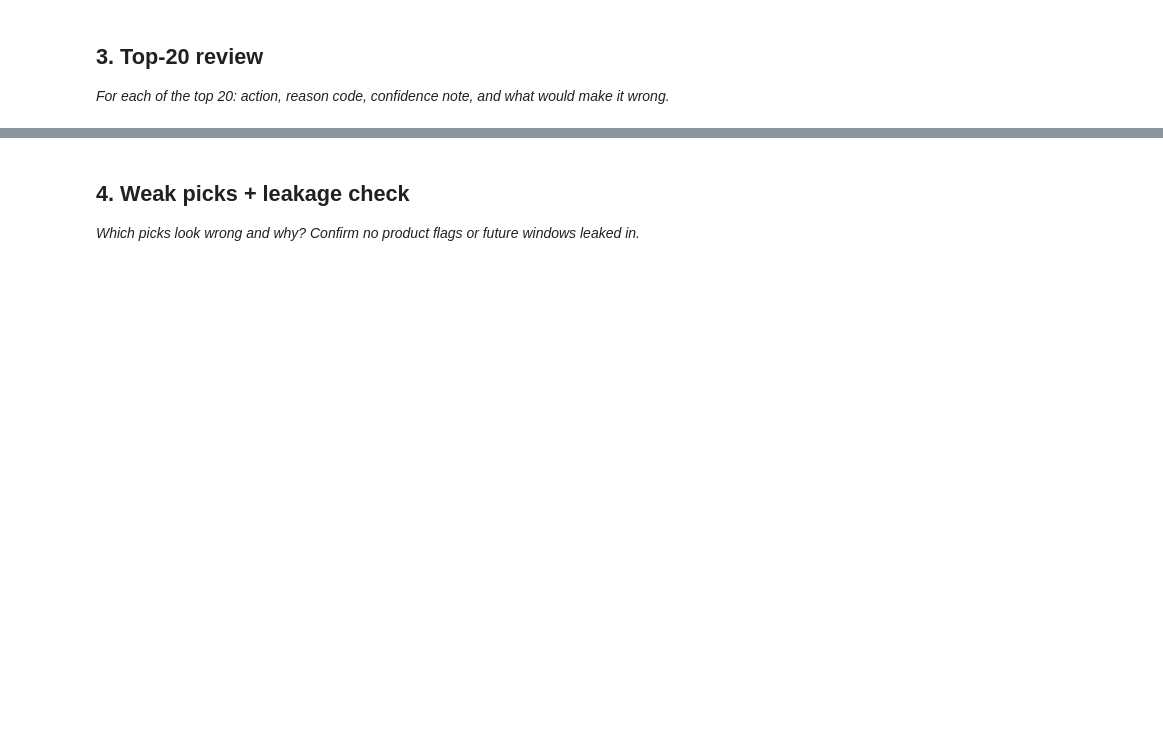
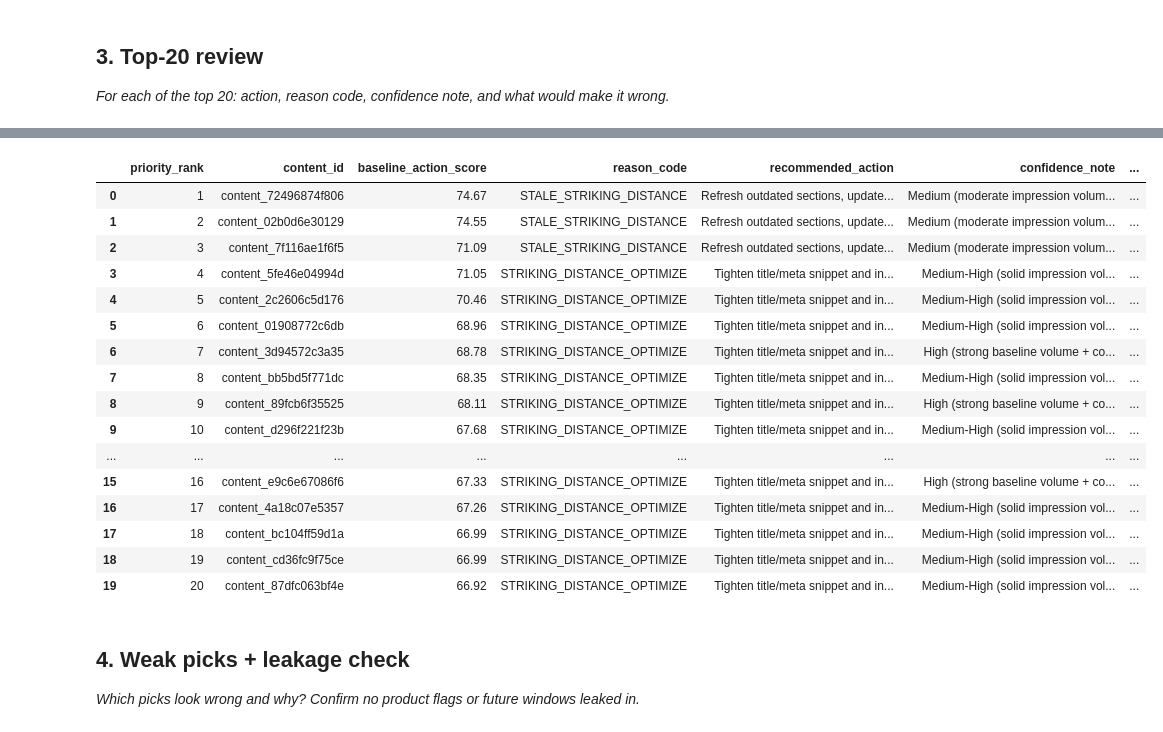
Before and after one commit to lakshmitejaswiniparuchuri/flyrank-ml-internship, a Jupyter notebook: work/notebooks/w04_baseline_score.ipynb, the cells around one changed output, grey strips where cells are left out. Drawn from its saved outputs; the diff is of its cells as text; code cells hidden in the pictures; blank space fills up the shorter version.

Commit message:
Complete Week 4 baseline rule and ranked action score

```diff
--- a/work/notebooks/w04_baseline_score.ipynb
+++ b/work/notebooks/w04_baseline_score.ipynb
@@ -30,3 +150,66 @@ This skeleton is yours to fill. Work the sections **in order** — each one has
+# %%
+top20 = ranked_queue.head(20).copy()
+
+def build_audit_fields(row: pd.Series) -> pd.Series:
+    rc = row["reason_code"]
+    imp = row["impressions_prev_30d"]
+    pos = row["avg_position"]
+    wc = row["word_count"]
+
+    if rc == "STALE_STRIKING_DISTANCE":
+        action = "Refresh outdated sections, update stats/examples, and optimize H2s for page-1 lift"
+    elif rc == "HIGH_VISIBILITY_AGING":
+        action = "Audit SERP competitors and expand thin or aging sections to protect high impression volume"
+    else:
+        action = "Tighten title/meta snippet and internal links to improve CTR"
+
+    if imp >= 5000 and pd.notna(wc):
+        conf = "High (strong baseline volume + complete metadata)"
+    elif imp >= 1000:
+        conf = "Medium-High (solid impression volume; verify word count in CMS)"
+    else:
+        conf = "Medium (moderate impression volume; check trend stability)"
+
+    if pos < 5:
+        risk = "Already top-5 rank; aggressive rewriting could disrupt stable rankings"
+    elif pd.isna(wc):
+        risk = "Missing word_count; page could be a non-article landing/tool page not suited for blog refresh"
+    else:
+        risk = "Seasonal query spike or evergreen topic where age does not equal content decay"
+
+    return pd.Series([action, conf, risk], index=["recommended_action", "confidence_note", "what_would_make_it_wrong"])
+
+top20[["recommended_action", "confidence_note", "what_would_make_it_wrong"]] = top20.apply(build_audit_fields, axis=1)
+
+review_cols = [
+    "priority_rank",
+    "content_id",
+    "baseline_action_score",
+    "reason_code",
+    "recommended_action",
+    "confidence_note",
+    "what_would_make_it_wrong",
+]
+pd.set_option("display.max_colwidth", 90)
+display(top20[review_cols])
+# %% [output]
+|  | priority_rank | content_id | baseline_action_score | reason_code | recommended_action | confidence_note | ... |
+| 0 | 1 | content_72496874f806 | 74.67 | STALE_STRIKING_DISTANCE | Refresh outdated sections, update... | Medium (moderate impression volum... | ... |
+| 1 | 2 | content_02b0d6e30129 | 74.55 | STALE_STRIKING_DISTANCE | Refresh outdated sections, update... | Medium (moderate impression volum... | ... |
+| 2 | 3 | content_7f116ae1f6f5 | 71.09 | STALE_STRIKING_DISTANCE | Refresh outdated sections, update... | Medium (moderate impression volum... | ... |
+| 3 | 4 | content_5fe46e04994d | 71.05 | STRIKING_DISTANCE_OPTIMIZE | Tighten title/meta snippet and in... | Medium-High (solid impression vol... | ... |
+| 4 | 5 | content_2c2606c5d176 | 70.46 | STRIKING_DISTANCE_OPTIMIZE | Tighten title/meta snippet and in... | Medium-High (solid impression vol... | ... |
+| 5 | 6 | content_01908772c6db | 68.96 | STRIKING_DISTANCE_OPTIMIZE | Tighten title/meta snippet and in... | Medium-High (solid impression vol... | ... |
+| 6 | 7 | content_3d94572c3a35 | 68.78 | STRIKING_DISTANCE_OPTIMIZE | Tighten title/meta snippet and in... | High (strong baseline volume + co... | ... |
+| 7 | 8 | content_bb5bd5f771dc | 68.35 | STRIKING_DISTANCE_OPTIMIZE | Tighten title/meta snippet and in... | Medium-High (solid impression vol... | ... |
+| 8 | 9 | content_89fcb6f35525 | 68.11 | STRIKING_DISTANCE_OPTIMIZE | Tighten title/meta snippet and in... | High (strong baseline volume + co... | ... |
+| 9 | 10 | content_d296f221f23b | 67.68 | STRIKING_DISTANCE_OPTIMIZE | Tighten title/meta snippet and in... | Medium-High (solid impression vol... | ... |
+| ... | ... | ... | ... | ... | ... | ... | ... |
+| 15 | 16 | content_e9c6e67086f6 | 67.33 | STRIKING_DISTANCE_OPTIMIZE | Tighten title/meta snippet and in... | High (strong baseline volume + co... | ... |
+| 16 | 17 | content_4a18c07e5357 | 67.26 | STRIKING_DISTANCE_OPTIMIZE | Tighten title/meta snippet and in... | Medium-High (solid impression vol... | ... |
+| 17 | 18 | content_bc104ff59d1a | 66.99 | STRIKING_DISTANCE_OPTIMIZE | Tighten title/meta snippet and in... | Medium-High (solid impression vol... | ... |
+| 18 | 19 | content_cd36fc9f75ce | 66.99 | STRIKING_DISTANCE_OPTIMIZE | Tighten title/meta snippet and in... | Medium-High (solid impression vol... | ... |
+| 19 | 20 | content_87dfc063bf4e | 66.92 | STRIKING_DISTANCE_OPTIMIZE | Tighten title/meta snippet and in... | Medium-High (solid impression vol... | ... |
 # %% [markdown]
 ## 4. Weak picks + leakage check
 
```
Also changed, not shown: parts of 12 cells of this notebook.
